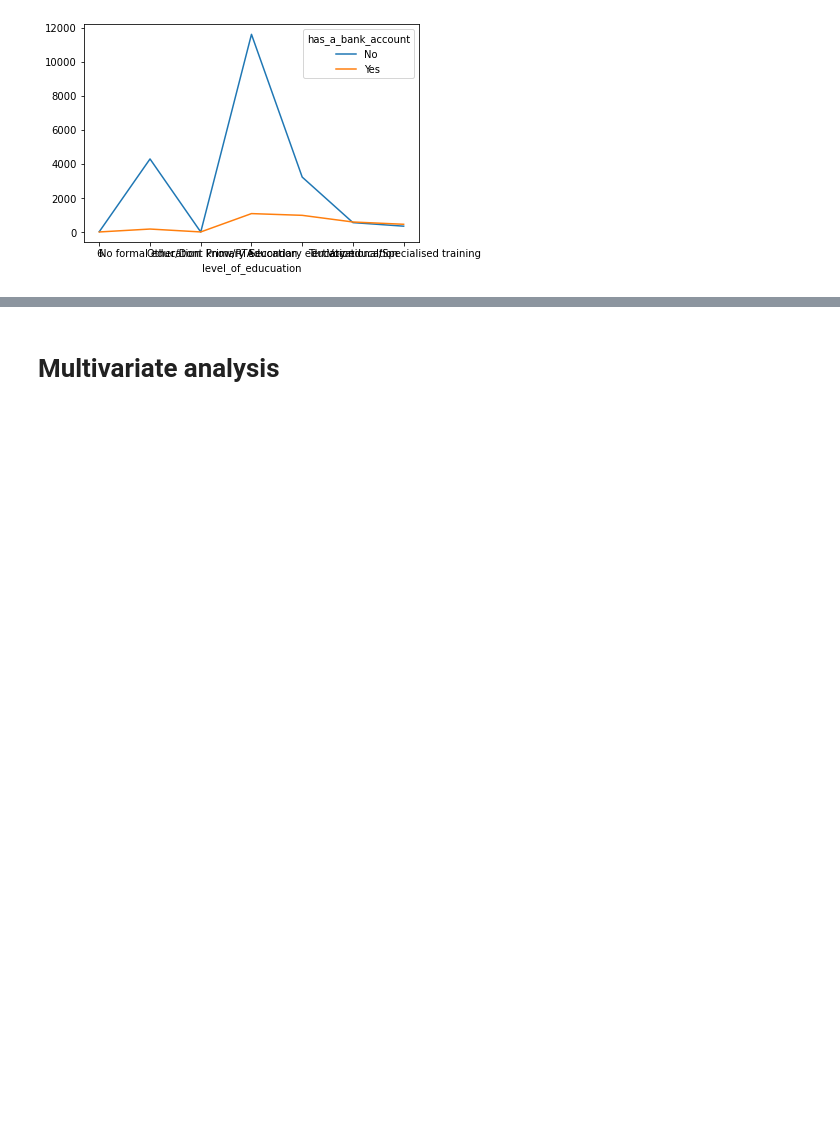
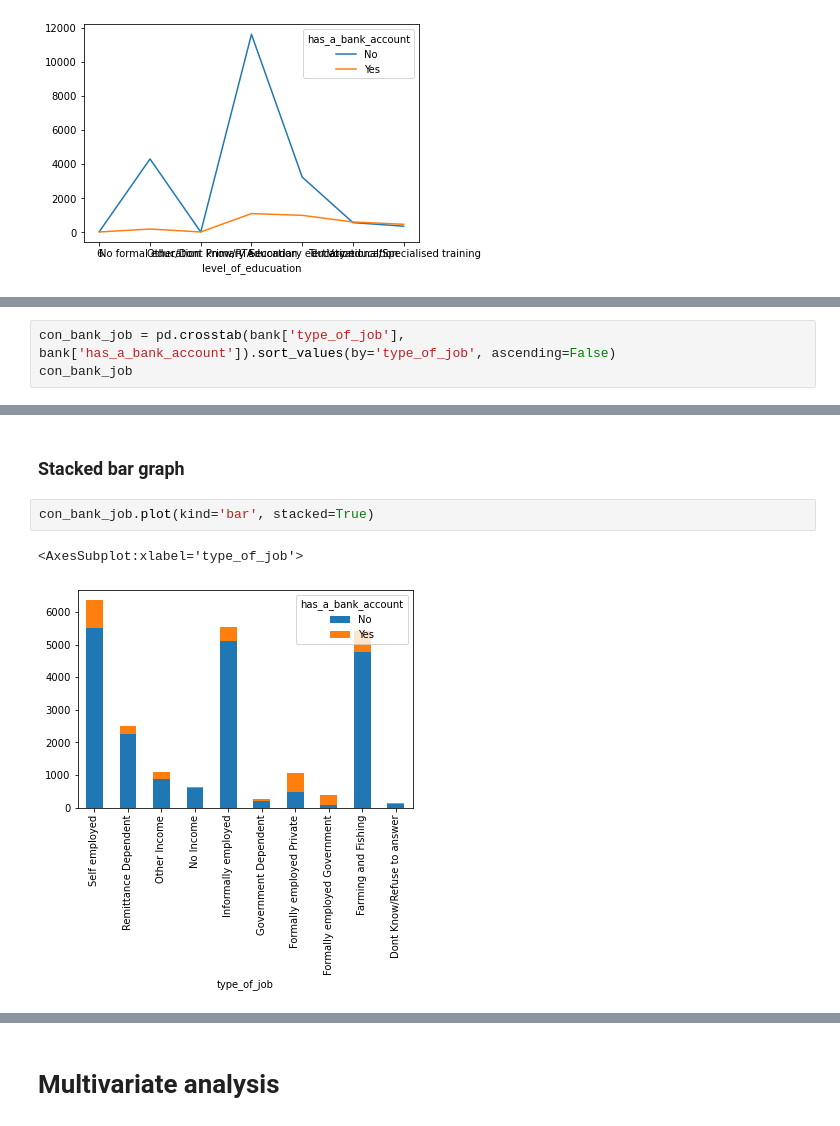
Before and after one commit to mbururyan/financial-inclusion-KE, a Jupyter notebook: financial_inclusion_WK2_IP.ipynb, the cells around one changed output, grey strips where cells are left out. Cells and saved outputs as stored; diff of their text form; blank space fills up the shorter version.

```diff
--- a/financial_inclusion_WK2_IP.ipynb
+++ b/financial_inclusion_WK2_IP.ipynb
@@ -784,0 +774,3 @@ As seen in the line graph, most people with mobile phones have access to a bank
+# %%
+con_bank_job = pd.crosstab(bank['type_of_job'], bank['has_a_bank_account']).sort_values(by='type_of_job', ascending=False)
+con_bank_job
@@ -784,0 +790,7 @@ As seen in the line graph, most people with mobile phones have access to a bank
+# %% [markdown]
+### Stacked bar graph
+# %%
+con_bank_job.plot(kind='bar', stacked=True)
+# %% [output]
+<AxesSubplot:xlabel='type_of_job'>
+[figure, added]
```
Also changed, not shown: parts of 10 cells of this notebook.
